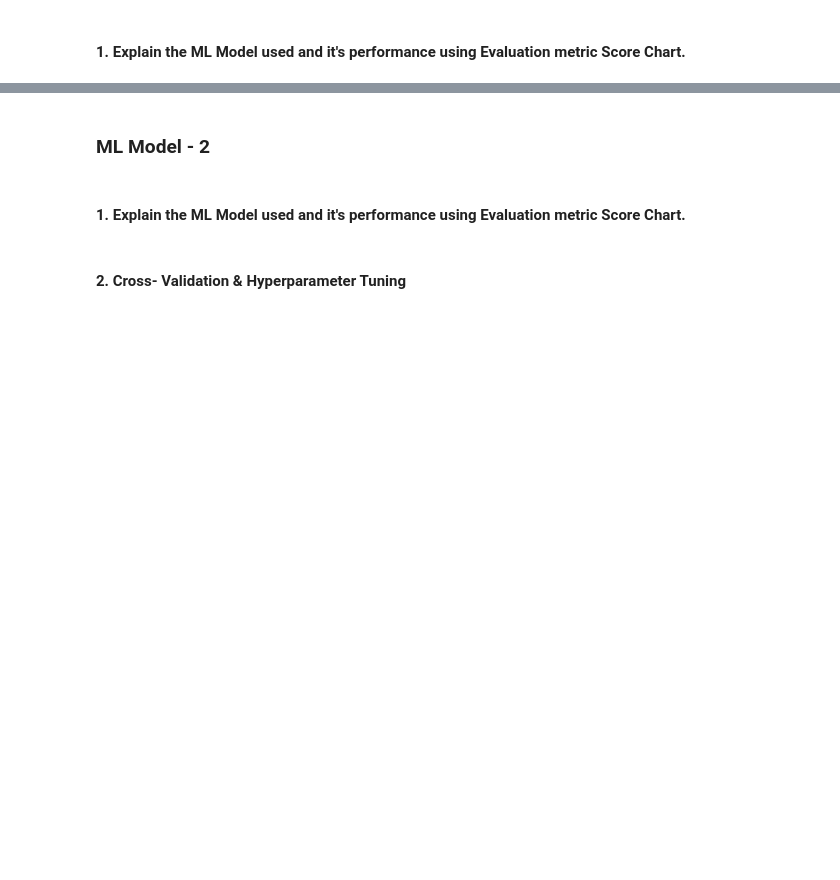
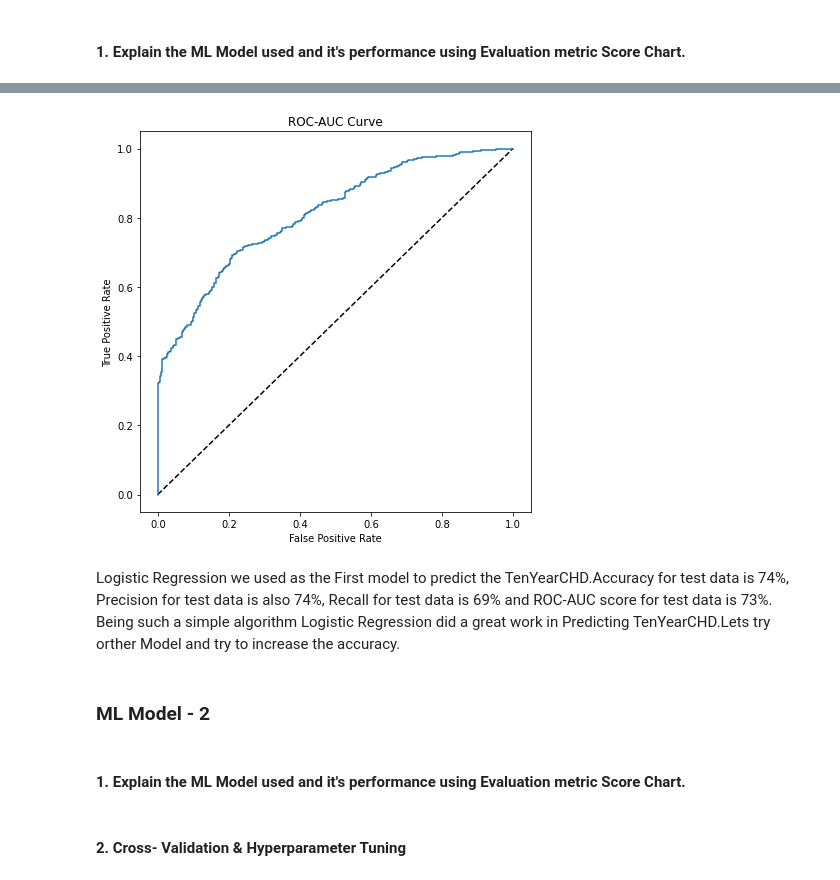
Before and after one commit to Sridharpadhy/Cardiovascular-Risk-Prediction, a Jupyter notebook: Sridhar_ML_Classification_Capstone_Project_Cardiovascular_Risk_Prediction_.ipynb, the cells around one changed output, grey strips where cells are left out. Saved outputs shown, nothing was run; the diff lists cells and outputs as text; code cells hidden in the pictures; blank space fills up the shorter version.

```diff
--- a/Sridhar_ML_Classification_Capstone_Project_Cardiovascular_Risk_Prediction_.ipynb
+++ b/Sridhar_ML_Classification_Capstone_Project_Cardiovascular_Risk_Prediction_.ipynb
@@ -1088,0 +1130,4 @@ We are considering almost all the features for modeling. We are not removing any
+# %%
+# Scaling your data
+Scaler = MinMaxScaler()
+x= Scaler.fit_transform(x)
@@ -1104,6 +1148,0 @@ This is the most widely used split also known as Pareto Principle which tells th
-# %%
-
-# Scaling your data
-Scaler = MinMaxScaler()
-x_test= Scaler.fit_transform(x_test)
-x_train = Scaler.fit_transform(x_train)
@@ -1151 +1190,16 @@ SMOTE first selects a minority class instance x¹ at random and finds its k near
+# %%
+#Function to plot ROC AUC curve
+def rocauc_plot(ytesc, ytescprob ):
+  '''This function will plot the ROC AUC curve.
+  Pass y_test, y_predict_prob and title of the plot in str to plot the ROC AUC curve.
+  Also this curve will return fpr & tpr.'''
+  fpr, tpr, thresholds = roc_curve(ytesc, ytescprob)
+  plt.figure(figsize=(7,7))
+  plt.plot([0,1],[0,1],'k--')
+  plt.plot(fpr,tpr)
+  plt.xlabel('False Positive Rate')
+  plt.ylabel('True Positive Rate')
+  plt.title('ROC-AUC Curve')
+  plt.show()
+  #return (fpr, tpr)
 # %% [markdown]
@@ -1179,3 +1241,9 @@ Answer Here.
+# %%
+rocauc_plot(y_test, lgr_preds_prob )
+# %% [output]
+[figure, added]
+# %% [markdown]
+Logistic Regression we used as the First model to predict the TenYearCHD.Accuracy for test data is 74%, Precision for test data is also 74%, Recall for test data is 69% and ROC-AUC score for test data is 73%. Being such a simple algorithm Logistic Regression did a great work in Predicting TenYearCHD.Lets try orther Model and try to increase the accuracy.
 # %% [markdown]
 ### ML Model - 2
 # %% [markdown]
```
Also changed, not shown: parts of 49 cells of this notebook.
